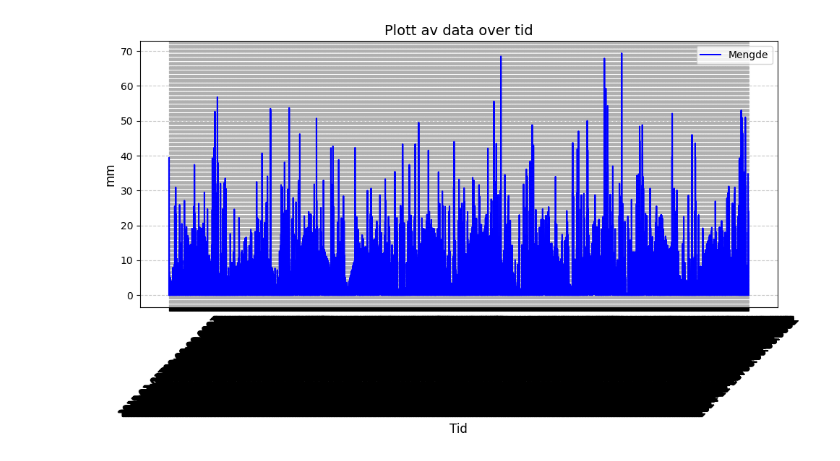
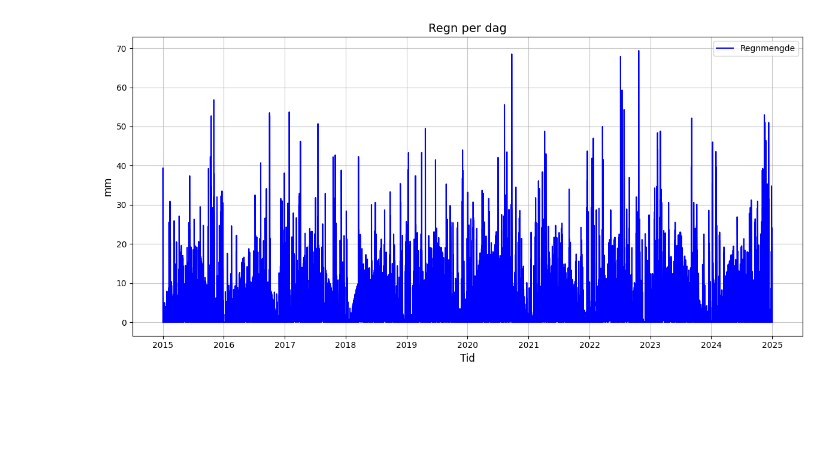
Before and after one commit to oysteike/miljodataAnalyse, a Jupyter notebook: notebooks/Plot_rain.ipynb, the cells around one changed output. Saved outputs shown, nothing was run; the diff lists cells and outputs as text; code cells hidden in the pictures; blank space fills up the shorter version.

Commit message:
Liten justering i på plottingen

```diff
--- a/notebooks/Plot_rain.ipynb
+++ b/notebooks/Plot_rain.ipynb
@@ -13,36 +16,45 @@ rain_data = csv_reader(data_path, 'sum(precipitation_amount P1D)')
 # %%
 import numpy as np
 import matplotlib.pyplot as plt
+import datetime
 
-def plot_data(data):
+def plot_rain(data):
     """
-    Ploting data over time
+    Plotting data over time.
 
-    data in the form: dict, {time: {Element: {value: (størrelse), unit: "Navn på y-aksen"}}}
+    Data in the form: dict, {time: {Element: {value: (størrelse), unit: "Navn på y-aksen"}}}
     """
+
     # Ekstraher tidspunkter, verdier og enhet
     times = []
     values = []
     y_axis_label = None
 
     for time, elements in data.items():
         for element, details in elements.items():
-            times.append(time)
+            # Konverter ISO 8601-strengen til datetime-objekt
+            times.append(datetime.datetime.fromisoformat(time.rstrip("Z")))
             values.append(details["value"])
             y_axis_label = details["unit"]
 
-    # Plot data
-    plt.figure(figsize=(10, 6))
-    plt.plot(times, values, color="b", label="Mengde")
+    # Opprett figur
+    plt.figure(figsize=(12, 6))
+    plt.plot(times, values, color="b", linestyle='-', marker='', label="Regnmengde")
+
     plt.xlabel("Tid", fontsize=12)
-    plt.ylabel(y_axis_label if y_axis_label else "Verdi", fontsize=12)
-    plt.title("Plott av data over tid", fontsize=14)
-    plt.xticks(rotation=45)
-    plt.grid(True, linestyle="--", alpha=0.7)
+    plt.ylabel(y_axis_label, fontsize=12)
+    plt.title("Regn per dag", fontsize=14)
+
+    # **Velg smarte x-ticks for å unngå overfylte datoer**
+    num_ticks = 10  # Antall x-ticks vi ønsker
+    tick_indices = np.linspace(0, len(times) - 1, num_ticks, dtype=int)  # Velg likefordelte punkter
+    tick_labels = [times[i].strftime('%Y-%m') for i in tick_indices]  # Vis kun år og måned
+
+    plt.grid(True, alpha=0.7)
     plt.legend()
     plt.tight_layout()
     plt.show()
 
-plot_data(rain_data)
+plot_rain(rain_data)
 # %% [output]
-[figure, old version]
+[figure, new version]
```
Also changed, not shown: parts of 1 cell of this notebook.
